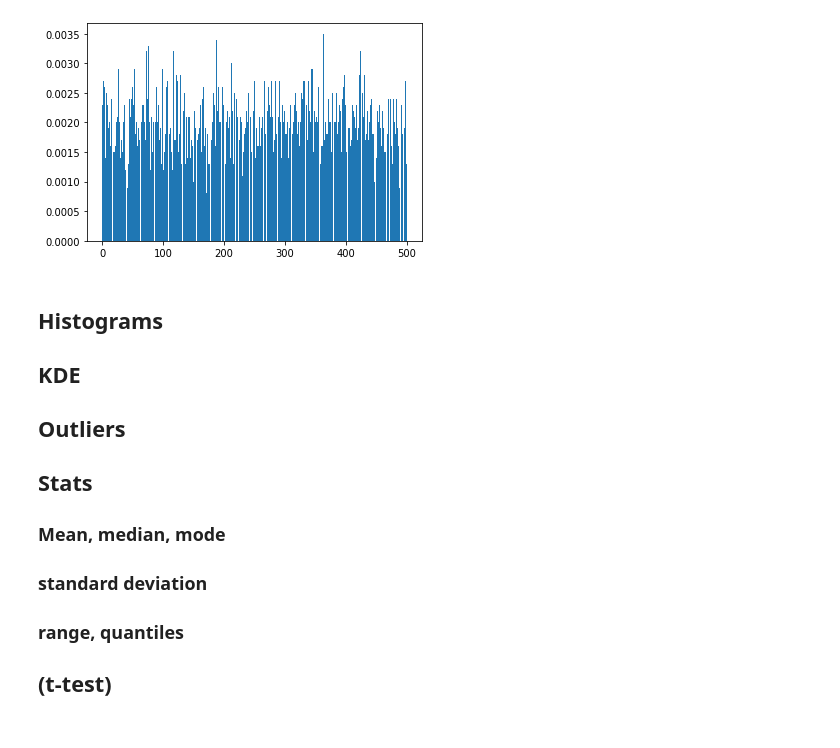
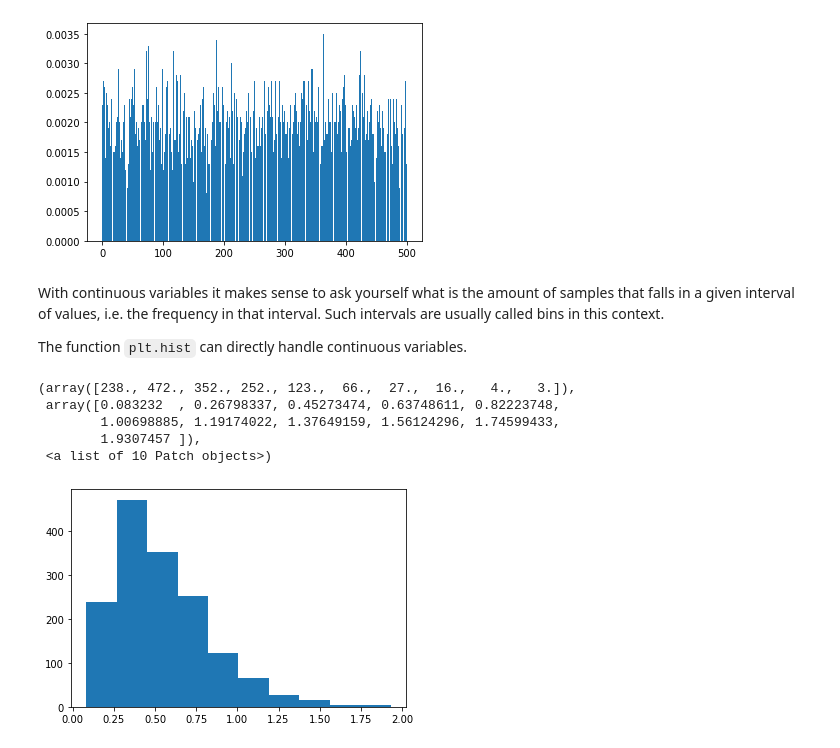
Before and after one commit to arnaumanasanch/neuropy_crashcourse, a Jupyter notebook: distributions.ipynb, the cells around one changed output. Drawn from its saved outputs; the diff is of its cells as text; code cells hidden in the pictures.

```diff
--- a/distributions.ipynb
+++ b/distributions.ipynb
@@ -112,19 +129,16 @@ justavariable = np.random.randint(0, n_levels, 10000)
 _ = plt.hist(justavariable, bins=range(n_levels+1), rwidth=.9, density=True)
 # %% [output]
 [figure]
-# %% [markdown]
-## Histograms
-
-## KDE
-
-## Outliers
-
-## Stats
-
-### Mean, median, mode
-
-### standard deviation
-
-### range, quantiles
-
-## (t-test)
+# %% [markdown]
+With continuous variables it makes sense to ask yourself what is the amount of samples that falls in a given interval of values, i.e. the frequency in that interval. Such intervals are usually called bins in this context.
+
+The function `plt.hist` can directly handle continuous variables.
+# %%
+plt.hist(data.Up_dur, bins=10)
+# %% [output]
+(array([238., 472., 352., 252., 123.,  66.,  27.,  16.,   4.,   3.]),
+ array([0.083232  , 0.26798337, 0.45273474, 0.63748611, 0.82223748,
+        1.00698885, 1.19174022, 1.37649159, 1.56124296, 1.74599433,
+        1.9307457 ]),
+ <a list of 10 Patch objects>)
+[figure, added]
```
Also changed, not shown: parts of 37 cells of this notebook.
